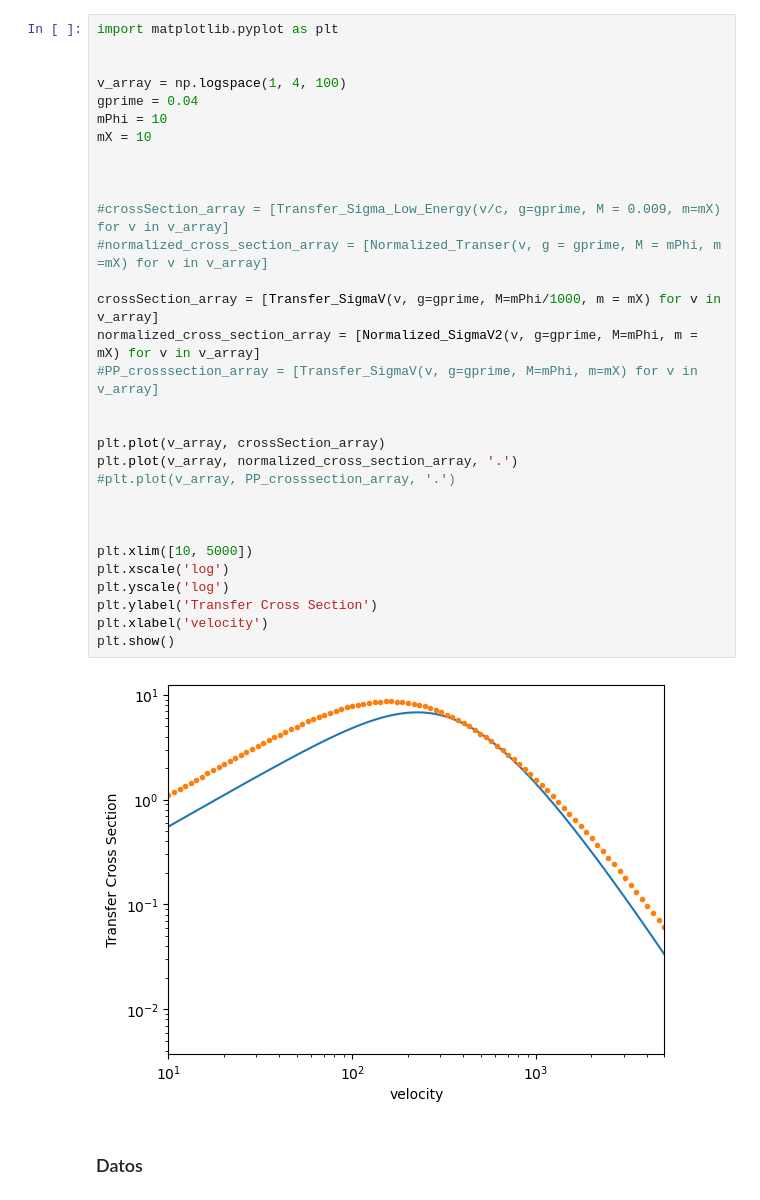
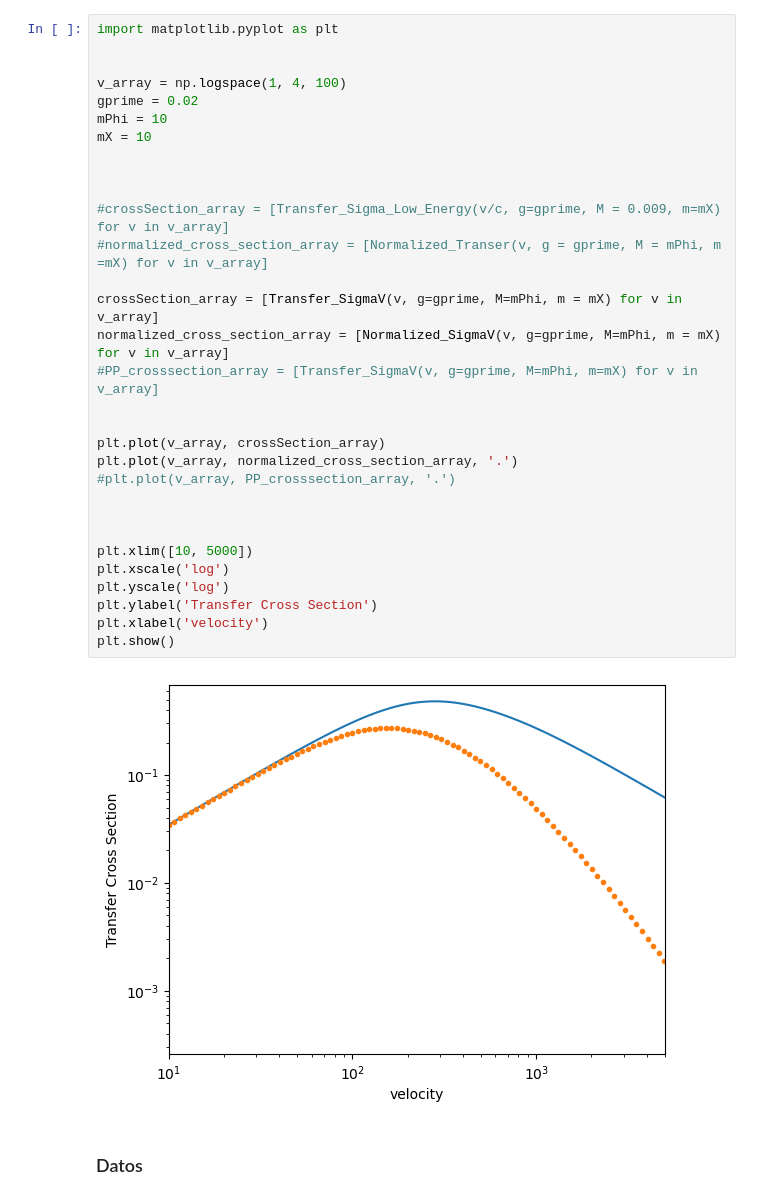
Before and after one commit to nigomezcr/Leptophilic-Atlas-Repo, a Jupyter notebook: MCMC-Fits.ipynb, the cells around one changed output. Saved outputs shown, nothing was run; the diff lists cells and outputs as text.

Commit message:
TransferCrossSection plot generated

```diff
--- a/MCMC-Fits.ipynb
+++ b/MCMC-Fits.ipynb
@@ -28,36 +7,36 @@ def Normalized_SigmaV2(v0, g, M, m):
 # %%
 import matplotlib.pyplot as plt
 
 
 v_array = np.logspace(1, 4, 100)
-gprime = 0.04
+gprime = 0.02
 mPhi = 10
 mX = 10
 
 
 
 #crossSection_array = [Transfer_Sigma_Low_Energy(v/c, g=gprime, M = 0.009, m=mX) for v in v_array]
 #normalized_cross_section_array = [Normalized_Transer(v, g = gprime, M = mPhi, m =mX) for v in v_array]
 
-crossSection_array = [Transfer_SigmaV(v, g=gprime, M=mPhi/1000, m = mX) for v in v_array]
-normalized_cross_section_array = [Normalized_SigmaV2(v, g=gprime, M=mPhi, m = mX) for v in v_array]
+crossSection_array = [Transfer_SigmaV(v, g=gprime, M=mPhi, m = mX) for v in v_array]
+normalized_cross_section_array = [Normalized_SigmaV(v, g=gprime, M=mPhi, m = mX) for v in v_array]
 #PP_crosssection_array = [Transfer_SigmaV(v, g=gprime, M=mPhi, m=mX) for v in v_array]
 
 
 plt.plot(v_array, crossSection_array)
 plt.plot(v_array, normalized_cross_section_array, '.')
 #plt.plot(v_array, PP_crosssection_array, '.')
 
 
 
 plt.xlim([10, 5000])
 plt.xscale('log')
 plt.yscale('log')
 plt.ylabel('Transfer Cross Section')
 plt.xlabel('velocity')
 plt.show()
 # %% [output]
-[figure, old version]
+[figure, new version]
 # %% [markdown]
 ### Datos
 # %% [markdown]
```
Also changed, not shown: parts of 4 cells of this notebook, 1 other file.
